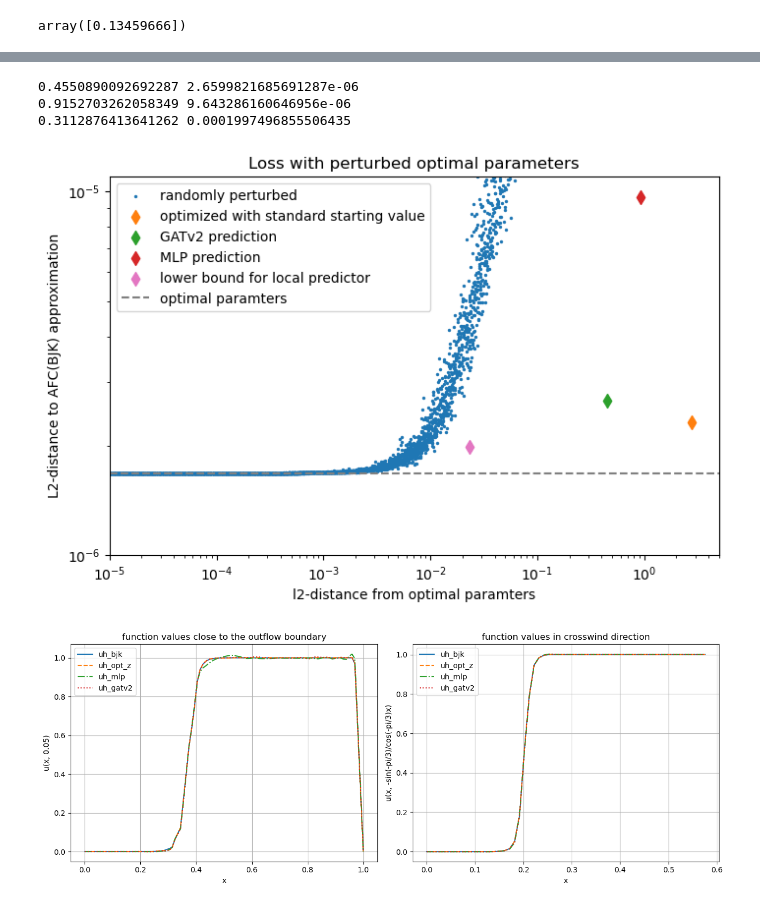
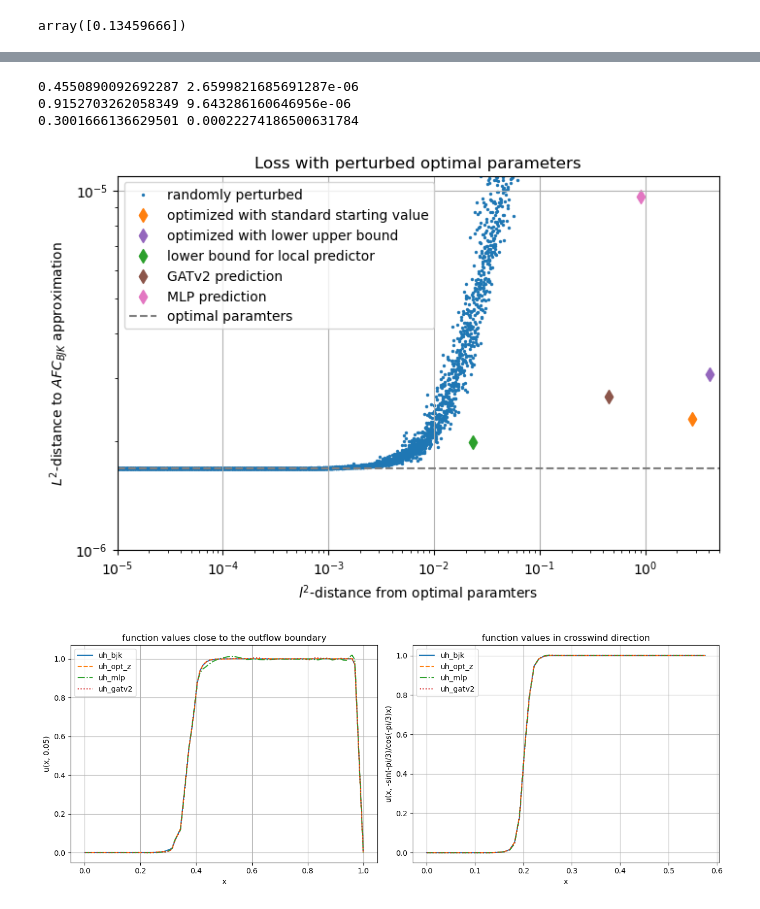
Before and after one commit to vschormann/MA_ML_assisted_SUPG, a Jupyter notebook: revised_data_analysis.ipynb, the cells around one changed output, grey strips where cells are left out. Cells and saved outputs as stored; diff of their text form; code cells hidden in the pictures.

```diff
--- a/revised_data_analysis.ipynb
+++ b/revised_data_analysis.ipynb
@@ -298,27 +299,22 @@ y_opt_b = torch.clone(G.y_optimized_b).detach().numpy().flatten()
 y_opt_z = torch.clone(G.y_optimized_z).detach().numpy().flatten()
 y_opt_l = torch.clone(G.y_optimized_l).detach().numpy().flatten()
 y_test = y_opt_z.copy()
-bins = np.linspace(start=np.min(y_opt), stop=np.max(y_opt), num=1000)
-inds =np.digitize(x=y_opt, bins=bins)-1
-y_dist = bins[inds]
-values, counts = np.unique(y_dist, return_counts=True)
-mode = values[np.argmax(counts)]
 midpoints = torch.clone(G.midpoints).detach().cpu().numpy()
 
-y_test[np.isclose(y_opt, mode, atol = 1e-3)] += 1e-2
+y_test[np.logical_not(np.isclose(midpoints[:,1], 0.7 - 1.732*midpoints[:,0], rtol=1e-2, atol=0.5))] += 1e-2
 y_test[np.isclose(midpoints[:,0],1-1e-3, atol=1e-1)] = y_opt_z[np.isclose(midpoints[:,0],1-1e-3, atol=1e-1)]
-y_test[np.isclose(midpoints[:,1],1+1e-3, atol=1e-1)] = y_opt_z[np.isclose(midpoints[:,1],1+1e-3, atol=1e-1)]
+y_test[np.isclose(midpoints[:,1],1-1e-3, atol=1e-1)] = y_opt_z[np.isclose(midpoints[:,1],1-1e-3, atol=1e-1)]
 
 plt.figure(figsize=(8, 5))
 plt.scatter(pert_mag, losses, s=2, alpha=1, label='randomly perturbed', color='C0')
 fs.fs.set_weights(y_opt)
-plt.scatter(x=np.linalg.norm(y_opt-y_opt_z), y=fs.fs.loss(), s=50, color=f"C2", label="optimized with standard starting value", marker='d')
+plt.scatter(x=np.linalg.norm(y_opt-y_opt_z), y=fs.fs.loss(), s=50, color=f"C1", label="optimized with standard starting value", marker='d')
 fs.fs.set_weights(y_opt_l)
 plt.scatter(x=np.linalg.norm(y_opt_l-y_opt_z), y=fs.fs.loss(), s=50, color=f"C4", label="optimized with lower upper bound", marker='d')
 fs.fs.set_weights(y_test)
 plt.scatter(x=np.linalg.norm(y_test-y_opt_z), y=fs.fs.loss(), s=50, color=f"C3", label="nodes far from the boundary perturbed", marker='d')
 fs.fs.set_weights(y_test2.flatten())
-plt.scatter(x=np.linalg.norm(y_test2.flatten()-y_opt_z), y=fs.fs.loss(), s=50, color=f"C6", label="lower bound for local predictor", marker='d')
+plt.scatter(x=np.linalg.norm(y_test2.flatten()-y_opt_z), y=fs.fs.loss(), s=50, color=f"C2", label="lower bound for local predictor", marker='d')
 
 
 
@@ -328,8 +324,8 @@ plt.legend()
 plt.gca()
 plt.grid()
 plt.title('Loss with perturbed optimal parameters')
-plt.xlabel('l2-distance from optimal paramters')
-plt.ylabel('L2-distance to AFC(BJK) approximation')
+plt.xlabel('$l^2$-distance from optimal paramters')
+plt.ylabel('$L^2$-distance to $AFC_{BJK}$ approximation')
 plt.yscale('log')
 plt.xscale('log')
 plt.show()
@@ -345,7 +341,7 @@ print(np.linalg.norm(fs.fs.yh.x.array-y_opt_z), fs.fs.loss())
 # %% [output]
 0.4550890092692287 2.6599821685691287e-06
 0.9152703262058349 9.643286160646956e-06
-0.3112876413641262 0.0001997496855506435
+0.3001666136629501 0.00022274186500631784
 # %%
 pert_mag = np.load('data/loss_arrays/pert_mag.npy')
 losses = np.load('data/loss_arrays/pert_losses.npy')
@@ -353,48 +349,48 @@ losses = np.load('data/loss_arrays/pert_losses.npy')
 u_opt = torch.clone(G.u_optimized).detach().numpy().flatten()
 u_opt_l = torch.clone(G.u_optimized_l).detach().numpy().flatten()
 u_opt_z = torch.clone(G.u_optimized_z).detach().numpy().flatten()
 y_opt = torch.clone(G.y_optimized).detach().numpy().flatten()
 y_opt_b = torch.clone(G.y_optimized_b).detach().numpy().flatten()
 y_opt_z = torch.clone(G.y_optimized_z).detach().numpy().flatten()
 y_opt_l = torch.clone(G.y_optimized_l).detach().numpy().flatten()
 y_test = y_opt_z.copy()
-bins = np.linspace(start=np.min(y_opt), stop=np.max(y_opt), num=1000)
-inds =np.digitize(x=y_opt, bins=bins)-1
-y_dist = bins[inds]
-values, counts = np.unique(y_dist, return_counts=True)
-mode = values[np.argmax(counts)]
 midpoints = torch.clone(G.midpoints).detach().cpu().numpy()
 
-y_test[np.isclose(y_opt, mode, atol = 1e-3)] += 1e-2
+
+y_test[np.logical_not(np.isclose(midpoints[:,1], 0.7 - 1.732*midpoints[:,0], rtol=1e-2, atol=0.5))] += 1e-2
 y_test[np.isclose(midpoints[:,0],1-1e-3, atol=1e-1)] = y_opt_z[np.isclose(midpoints[:,0],1-1e-3, atol=1e-1)]
 y_test[np.isclose(midpoints[:,1],1+1e-3, atol=1e-1)] = y_opt_z[np.isclose(midpoints[:,1],1+1e-3, atol=1e-1)]
 
 plt.figure(figsize=(8, 5))
 plt.scatter(pert_mag, losses, s=2, alpha=1, label='randomly perturbed', color='C0')
+
 fs.fs.set_weights(y_opt)
 plt.scatter(x=np.linalg.norm(y_opt-y_opt_z), y=fs.fs.loss(), s=50, color=f"C1", label="optimized with standard starting value", marker='d')
-
+fs.fs.set_weights(y_opt_l)
+plt.scatter(x=np.linalg.norm(y_opt_l-y_opt_z), y=fs.fs.loss(), s=50, color=f"C4", label="optimized with lower upper bound", marker='d')
+fs.fs.set_weights(y_test2.flatten())
+plt.scatter(x=np.linalg.norm(y_test2.flatten()-y_opt_z), y=fs.fs.loss(), s=50, color=f"C2", label="lower bound for local predictor", marker='d')
 fs(z0)
-plt.scatter(x=np.linalg.norm(fs.fs.yh.x.array-y_opt_z), y=fs.fs.loss(), s=50, color=f"C2", label="GATv2 prediction", marker='d')
+plt.scatter(x=np.linalg.norm(fs.fs.yh.x.array-y_opt_z), y=fs.fs.loss(), s=50, color=f"C5", label="GATv2 prediction", marker='d')
 fs(z1)
-plt.scatter(x=np.linalg.norm(fs.fs.yh.x.array-y_opt_z), y=fs.fs.loss(), s=50, color=f"C3", label="MLP prediction", marker='d')
-fs.fs.set_weights(y_test3.flatten())
-plt.scatter(x=np.linalg.norm(y_test3.flatten()-y_opt_z), y=fs.fs.loss(), s=50, color=f"C6", label="lower bound for local predictor", marker='d')
+plt.scatter(x=np.linalg.norm(fs.fs.yh.x.array-y_opt_z), y=fs.fs.loss(), s=50, color=f"C6", label="MLP prediction", marker='d')
 
 fs.fs.set_weights(y_opt_z)
 plt.axhline(fs.fs.loss(), linestyle='--', color='gray', label='optimal paramters')
 plt.legend()
 plt.gca()
 plt.title('Loss with perturbed optimal parameters')
-plt.xlabel('l2-distance from optimal paramters')
-plt.ylabel('L2-distance to AFC(BJK) approximation')
+plt.xlabel('$l^2$-distance from optimal paramters')
+plt.ylabel('$L^2$-distance to $AFC_{BJK}$ approximation')
 plt.yscale('log')
 plt.xscale('log')
-plt.ylim(1e-6, 1.1e-5)
+plt.ylim(1e-6, 1.1*1e-5)
 plt.xlim(1e-5, 5)
+#plt.yticks(np.append(1e-6*np.arange(1,10),1e-5))
+plt.grid()
 plt.show()
 # %% [output]
-[figure, old version]
+[figure, new version]
 # %%
 u_opt = torch.clone(G.u_optimized).detach().numpy().flatten()
 u_opt_l = torch.clone(G.u_optimized_l).detach().numpy().flatten()
```
Also changed, not shown: parts of 4 cells of this notebook, 4 other files.
